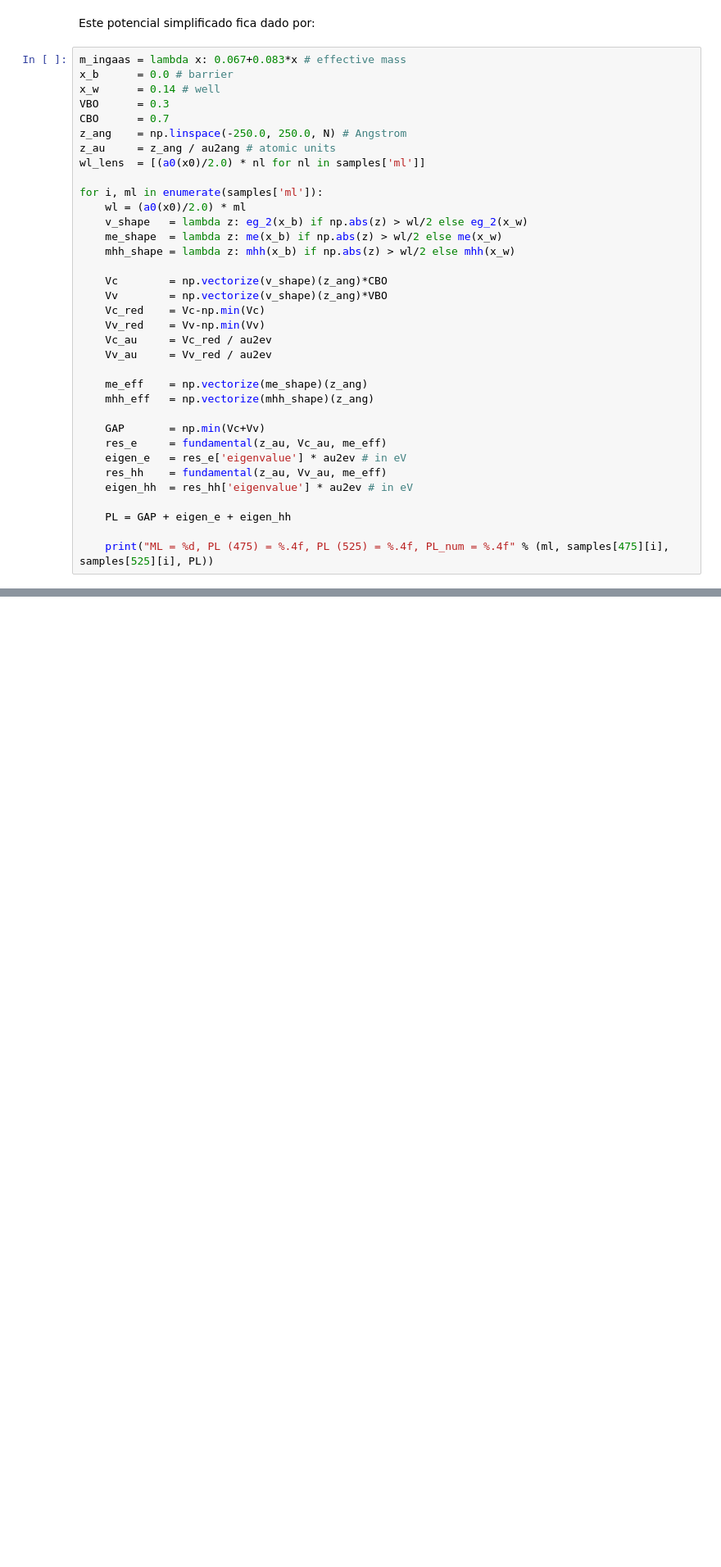
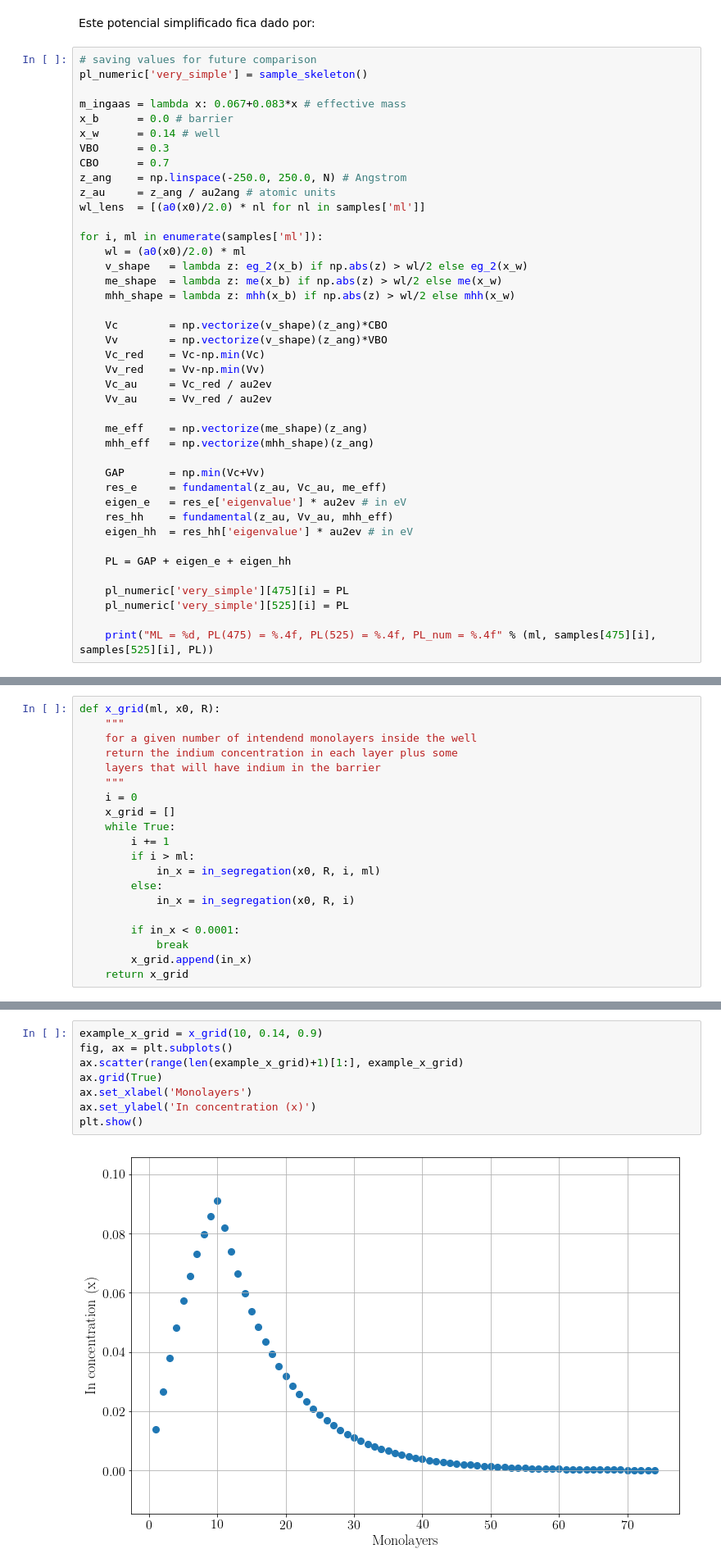
Before and after one commit to thiagolcmelo/time-evolution, a Jupyter notebook: indium-segregation.ipynb, the cells around one changed output, grey strips where cells are left out. Shown at 82% size. Cells and saved outputs as stored; diff of their text form; blank space fills up the shorter version.

```diff
--- a/indium-segregation.ipynb
+++ b/indium-segregation.ipynb
@@ -327,6 +356,9 @@ a0   = lambda x: 6.0584*x + 5.6533*(1-x)
 # %% [markdown]
 Este potencial simplificado fica dado por:
 # %%
+# saving values for future comparison
+pl_numeric['very_simple'] = sample_skeleton()
+
 m_ingaas = lambda x: 0.067+0.083*x # effective mass
 x_b      = 0.0 # barrier
 x_w      = 0.14 # well
@@ -355,10 +387,13 @@ for i, ml in enumerate(samples['ml']):
     GAP       = np.min(Vc+Vv)
     res_e     = fundamental(z_au, Vc_au, me_eff)
     eigen_e   = res_e['eigenvalue'] * au2ev # in eV
-    res_hh    = fundamental(z_au, Vv_au, me_eff)
+    res_hh    = fundamental(z_au, Vv_au, mhh_eff)
     eigen_hh  = res_hh['eigenvalue'] * au2ev # in eV
 
     PL = GAP + eigen_e + eigen_hh
 
-    print("ML = %d, PL (475) = %.4f, PL (525) = %.4f, PL_num = %.4f" % (ml, samples[475][i], samples[525][i], PL))
+    pl_numeric['very_simple'][475][i] = PL
+    pl_numeric['very_simple'][525][i] = PL
+
+    print("ML = %d, PL(475) = %.4f, PL(525) = %.4f, PL_num = %.4f" % (ml, samples[475][i], samples[525][i], PL))
 # %% [output]
@@ -374,0 +431,20 @@ Vamos começar a melhorar nosso modelo incluindo logo de cara a segregação.
+# %%
+def x_grid(ml, x0, R):
+    """
+    for a given number of intendend monolayers inside the well
+    return the indium concentration in each layer plus some
+    layers that will have indium in the barrier
+    """
+    i = 0
+    x_grid = []
+    while True:
+        i += 1
+        if i > ml:
+            in_x = in_segregation(x0, R, i, ml)
+        else:
+            in_x = in_segregation(x0, R, i)
+
+        if in_x < 0.0001:
+            break
+        x_grid.append(in_x)
+    return x_grid
@@ -374,0 +453,10 @@ Vamos começar a melhorar nosso modelo incluindo logo de cara a segregação.
+# %%
+example_x_grid = x_grid(10, 0.14, 0.9)
+fig, ax = plt.subplots()
+ax.scatter(range(len(example_x_grid)+1)[1:], example_x_grid)
+ax.grid(True)
+ax.set_xlabel('Monolayers')
+ax.set_ylabel('In concentration (x)')
+plt.show()
+# %% [output]
+[figure, added]
```
Also changed, not shown: parts of 30 cells of this notebook, 11 other files.
